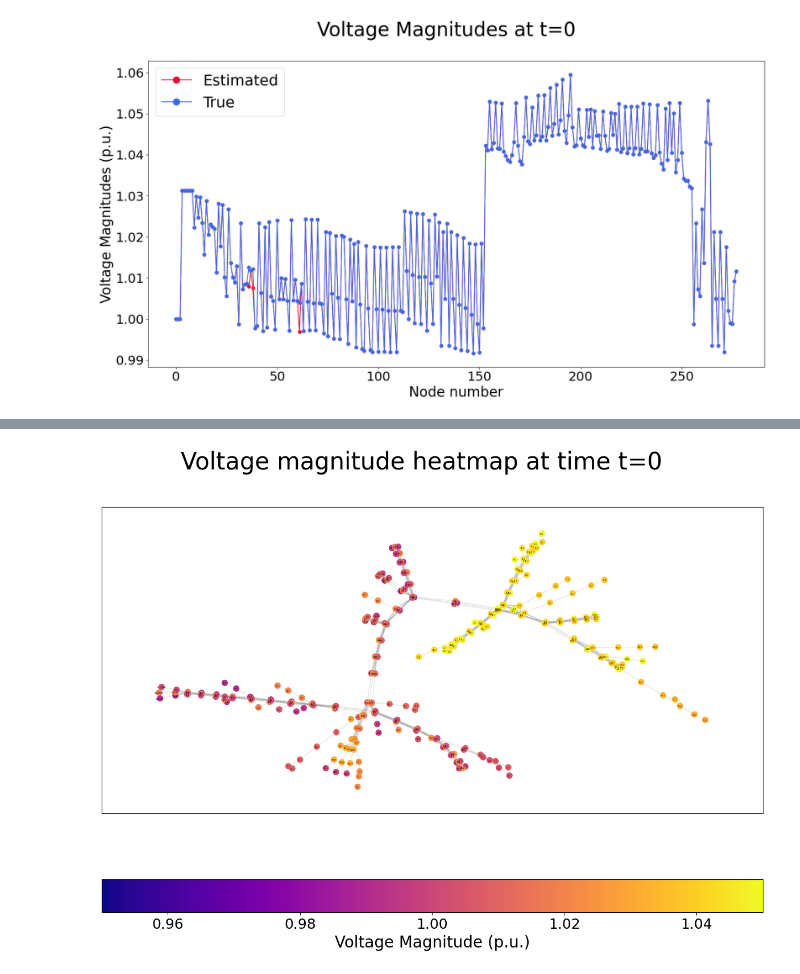
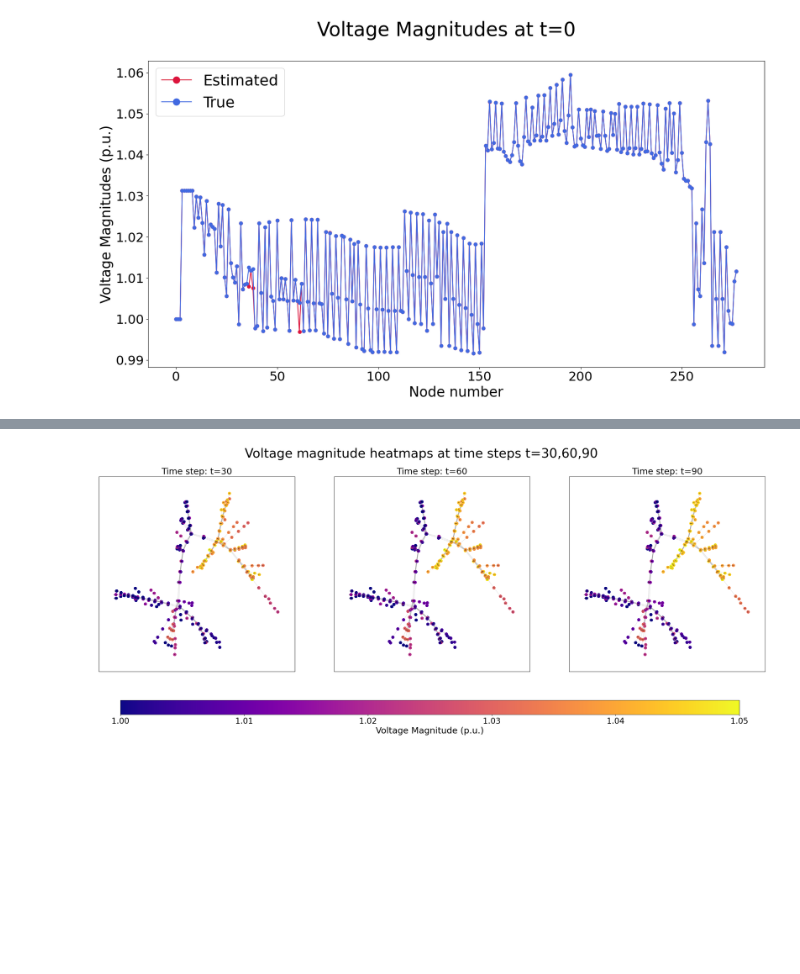
Before and after one commit to pnnl/oedisi_dopf, a Jupyter notebook: post_process/post_process.ipynb, the cells around one changed output, grey strips where cells are left out. Saved outputs shown, nothing was run; the diff lists cells and outputs as text; code cells hidden in the pictures; blank space fills up the shorter version.

Commit message:
updated network plot

```diff
--- a/post_process/post_process.ipynb
+++ b/post_process/post_process.ipynb
@@ -292,7 +292,7 @@ true_voltages = np.abs(voltage_real.drop("time", axis=1) + 1j * voltage_imag.dro
 
 fig = plot_voltages(
     true_voltages, base_voltages,
-    time=10
+    time=60
     )
 
 fig = plot_voltages(
@@ -313,10 +313,15 @@ directory = "../outputs"
 def plot_network(
         topology: Topology,
         df_voltages:pd.DataFrame,
-        time=0,
+        time=[30, 60, 90], vmin=1.0, vmax=1.05,
         **kwargs
         ) -> None:
-    label_fontsize = kwargs.get('fontsize', 20)
+    # keyword arguments
+    ncols = kwargs.get('ncols', 3)
+    nrows = kwargs.get('nrows', 1)
+    figsize = kwargs.get('figsize', (30, 10))
+    constrained_layout = kwargs.get('constrained_layout', False)
+    label_fontsize = kwargs.get('fontsize', 22)
     ticklabel_fontsize = label_fontsize - 2
     title_fontsize = label_fontsize + 10
 
@@ -342,50 +347,60 @@ def plot_network(
         # network.add_edge(from_name, to_name)
         network.add_edge(fr_eq, to_eq)
 
     gcc = network.subgraph(
         sorted(nx.connected_components(network), key=len, reverse=True)[0])
     pos = nx.spring_layout(gcc, seed=2023, iterations=500)
 
-    # get per unit voltages
-    voltages = df_voltages.iloc[time,:] / base_voltages
-    dict_voltages = voltages.to_dict()
-    n_colors = [voltages[n] for n in gcc.nodes]
-    suptitle = f"Voltage magnitude heatmap at time t={time}"
+    # Plotting
+    fig, axs = plt.subplots(nrows, ncols, figsize=figsize, constrained_layout=constrained_layout)
+    for i,t in enumerate(time):
+        voltages = df_voltages.iloc[t,:] / base_voltages
+        n_colors = [voltages[n] for n in gcc.nodes]
 
-    # Draw the network
-    fig, ax = plt.subplots(figsize=(15, 10))
-    nx.draw_networkx_nodes(
-        gcc, pos, ax=ax,
-        node_size=50, node_color=n_colors, cmap=cmap,
-        vmin=0.95,vmax=1.05
-        )
-    nx.draw_networkx_edges(gcc, pos, alpha=0.1,edge_color='k', ax=ax)
-    nx.draw_networkx_labels(gcc, pos, font_size=2, ax=ax)
+
+        # Draw the network
+        nx.draw_networkx_nodes(
+            gcc, pos, ax=axs[i],
+            node_size=50, node_color=n_colors, cmap=cmap,
+            vmin=vmin,vmax=vmax
+            )
+        nx.draw_networkx_edges(gcc, pos, alpha=0.1,edge_color='k', ax=axs[i])
+        nx.draw_networkx_labels(gcc, pos, font_size=2, ax=axs[i])
+
+        axs[i].set_title(f"Time step: t={t}", fontsize=label_fontsize)
 
     # Colorbar
     cobj = cm.ScalarMappable(cmap=cmap)
-    cobj.set_clim(vmin=0.95, vmax=1.05)
-    cbar = fig.colorbar(cobj, ax=ax, orientation= 'horizontal', pad=0.05)
+    cobj.set_clim(vmin=vmin, vmax=vmax)
+    fig.subplots_adjust(bottom=0.2)
+    cbar_ax = fig.add_axes([0.15, 0.1, 0.72, 0.05])
+    cbar = fig.colorbar(cobj, cax=cbar_ax, orientation= 'horizontal')
+    # cbar = fig.colorbar(cobj, ax=axs[0], orientation= 'horizontal', pad=0.05)
     cbar.set_label("Voltage Magnitude (p.u.)", size=label_fontsize)
     cbar.ax.tick_params(labelsize = ticklabel_fontsize)
+
+    suptitle = "Voltage magnitude heatmaps at time steps t="+','.join([str(i) for i in time])
     fig.suptitle(suptitle, fontsize=title_fontsize)
-    fig.savefig(os.path.join(directory, "network.svg"))
-    return
+
+    return fig
 
 
 # get topology data
 with open(os.path.join(directory, "topology.json")) as f:
     topology = Topology.parse_obj(json.load(f))
 
 
 # get voltage data
 voltage_real = feather.read_feather(
     os.path.join(directory, "voltage_real.feather")
 )
 voltage_imag = feather.read_feather(
     os.path.join(directory, "voltage_imag.feather")
 )
 true_voltages = np.abs(voltage_real.drop("time", axis=1) + 1j * voltage_imag.drop("time", axis=1))
-plot_network(topology, true_voltages)
+
+time = [30,60,90]
+fig = plot_network(topology, true_voltages, time=time)
+fig.savefig(os.path.join(directory, "network.png"), bbox_inches='tight')
 # %% [output]
-[figure, old version]
+[figure, new version]
```
Also changed, not shown: parts of 1 cell of this notebook, 3 other files.
